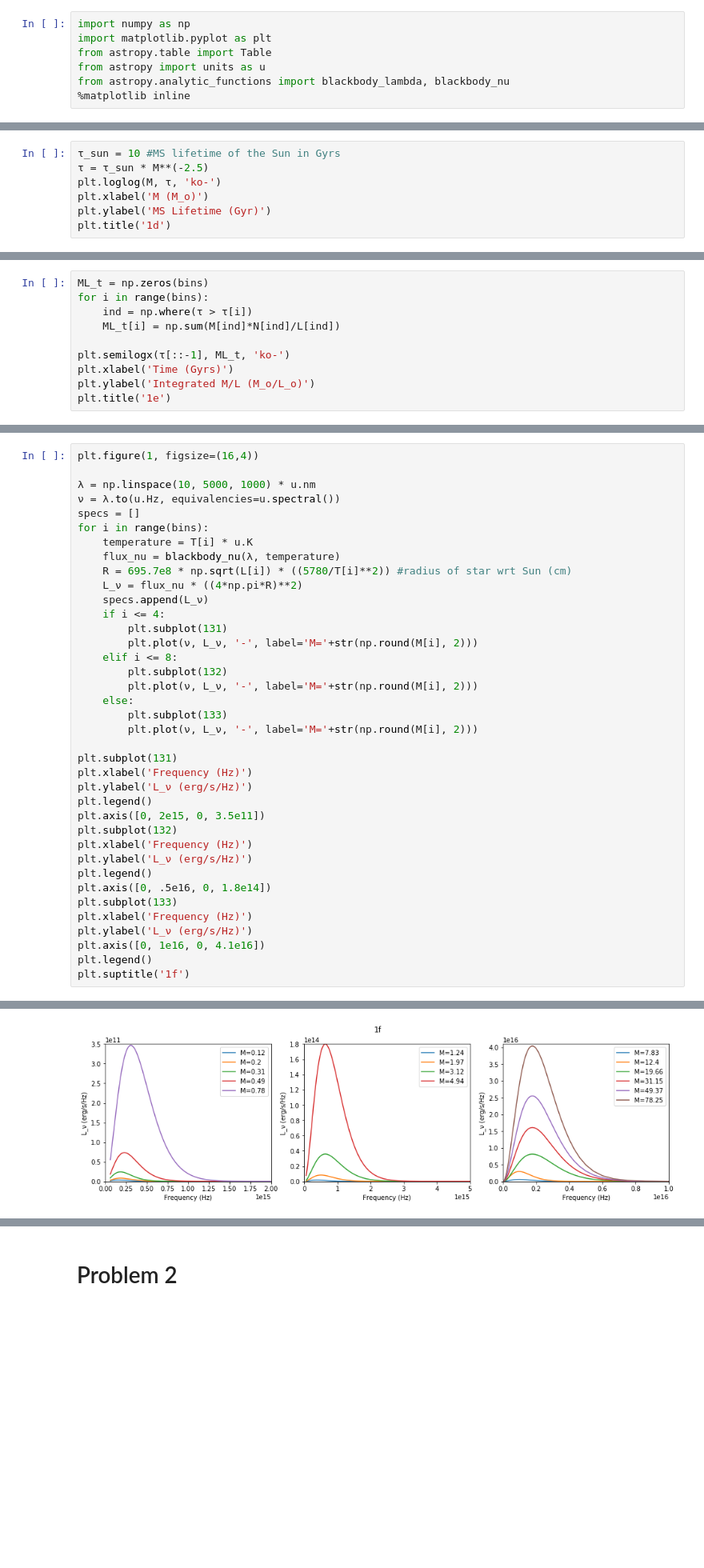
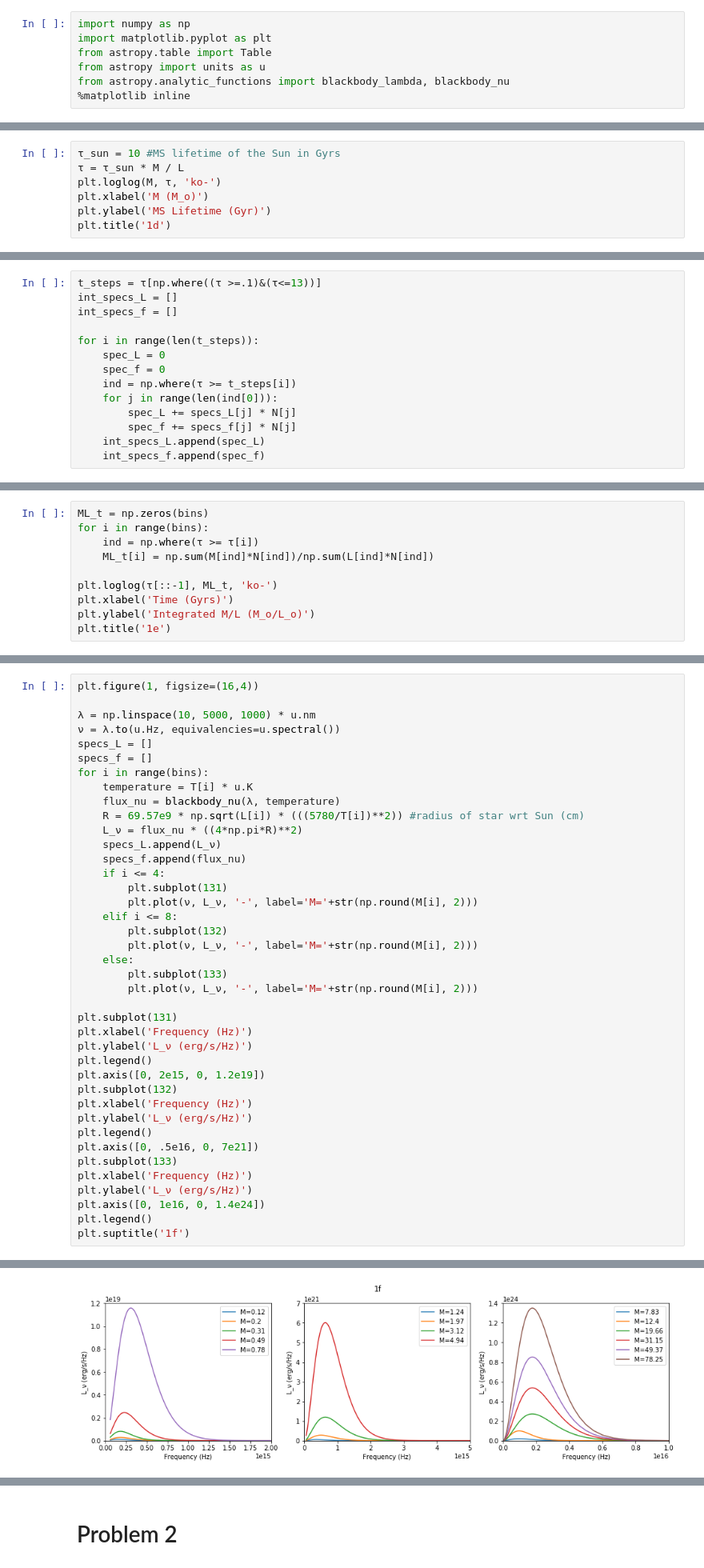
Before and after one commit to bluefatima/galaxies2018, a Jupyter notebook: PS2/GalPS2.ipynb, the cells around one changed output, grey strips where cells are left out. Shown at 80% size. Cells and saved outputs as stored; diff of their text form; blank space fills up the shorter version.

```diff
--- a/PS2/GalPS2.ipynb
+++ b/PS2/GalPS2.ipynb
@@ -87,7 +87,7 @@ plt.title('1c')
 [figure]
 # %%
 τ_sun = 10 #MS lifetime of the Sun in Gyrs
-τ = τ_sun * M**(-2.5)
+τ = τ_sun * M / L
 plt.loglog(M, τ, 'ko-')
 plt.xlabel('M (M_o)')
 plt.ylabel('MS Lifetime (Gyr)')
@@ -97,0 +98,14 @@ plt.title('1d')
+# %%
+t_steps = τ[np.where((τ >=.1)&(τ<=13))]
+int_specs_L = []
+int_specs_f = []
+
+for i in range(len(t_steps)):
+    spec_L = 0
+    spec_f = 0
+    ind = np.where(τ >= t_steps[i])
+    for j in range(len(ind[0])):
+        spec_L += specs_L[j] * N[j]
+        spec_f += specs_f[j] * N[j]
+    int_specs_L.append(spec_L)
+    int_specs_f.append(spec_f)
@@ -98,10 +118,10 @@ plt.title('1d')
 # %%
 ML_t = np.zeros(bins)
 for i in range(bins):
-    ind = np.where(τ > τ[i])
-    ML_t[i] = np.sum(M[ind]*N[ind]/L[ind])
+    ind = np.where(τ >= τ[i])
+    ML_t[i] = np.sum(M[ind]*N[ind])/np.sum(L[ind]*N[ind])
 
-plt.semilogx(τ[::-1], ML_t, 'ko-')
+plt.loglog(τ[::-1], ML_t, 'ko-')
 plt.xlabel('Time (Gyrs)')
 plt.ylabel('Integrated M/L (M_o/L_o)')
 plt.title('1e')
@@ -113,41 +133,43 @@ plt.figure(1, figsize=(16,4))
 
 λ = np.linspace(10, 5000, 1000) * u.nm
 ν = λ.to(u.Hz, equivalencies=u.spectral())
-specs = []
+specs_L = []
+specs_f = []
 for i in range(bins):
     temperature = T[i] * u.K
     flux_nu = blackbody_nu(λ, temperature)
-    R = 695.7e8 * np.sqrt(L[i]) * ((5780/T[i]**2)) #radius of star wrt Sun (cm)
+    R = 69.57e9 * np.sqrt(L[i]) * (((5780/T[i])**2)) #radius of star wrt Sun (cm)
     L_ν = flux_nu * ((4*np.pi*R)**2)
-    specs.append(L_ν)
+    specs_L.append(L_ν)
+    specs_f.append(flux_nu)
     if i <= 4:
         plt.subplot(131)
         plt.plot(ν, L_ν, '-', label='M='+str(np.round(M[i], 2)))
     elif i <= 8:
         plt.subplot(132)
         plt.plot(ν, L_ν, '-', label='M='+str(np.round(M[i], 2)))
     else:
         plt.subplot(133)
         plt.plot(ν, L_ν, '-', label='M='+str(np.round(M[i], 2)))
 
 plt.subplot(131)
 plt.xlabel('Frequency (Hz)')
 plt.ylabel('L_ν (erg/s/Hz)')
 plt.legend()
-plt.axis([0, 2e15, 0, 3.5e11])
+plt.axis([0, 2e15, 0, 1.2e19])
 plt.subplot(132)
 plt.xlabel('Frequency (Hz)')
 plt.ylabel('L_ν (erg/s/Hz)')
 plt.legend()
-plt.axis([0, .5e16, 0, 1.8e14])
+plt.axis([0, .5e16, 0, 7e21])
 plt.subplot(133)
 plt.xlabel('Frequency (Hz)')
 plt.ylabel('L_ν (erg/s/Hz)')
-plt.axis([0, 1e16, 0, 4.1e16])
+plt.axis([0, 1e16, 0, 1.4e24])
 plt.legend()
 plt.suptitle('1f')
 # %% [output]
 <matplotlib.text.Text at 0x...>
-[figure, old version]
+[figure, new version]
 # %%
 t_steps = τ[np.where((τ >=.1)&(τ<=13))]
```
Also changed, not shown: parts of 7 cells of this notebook.
